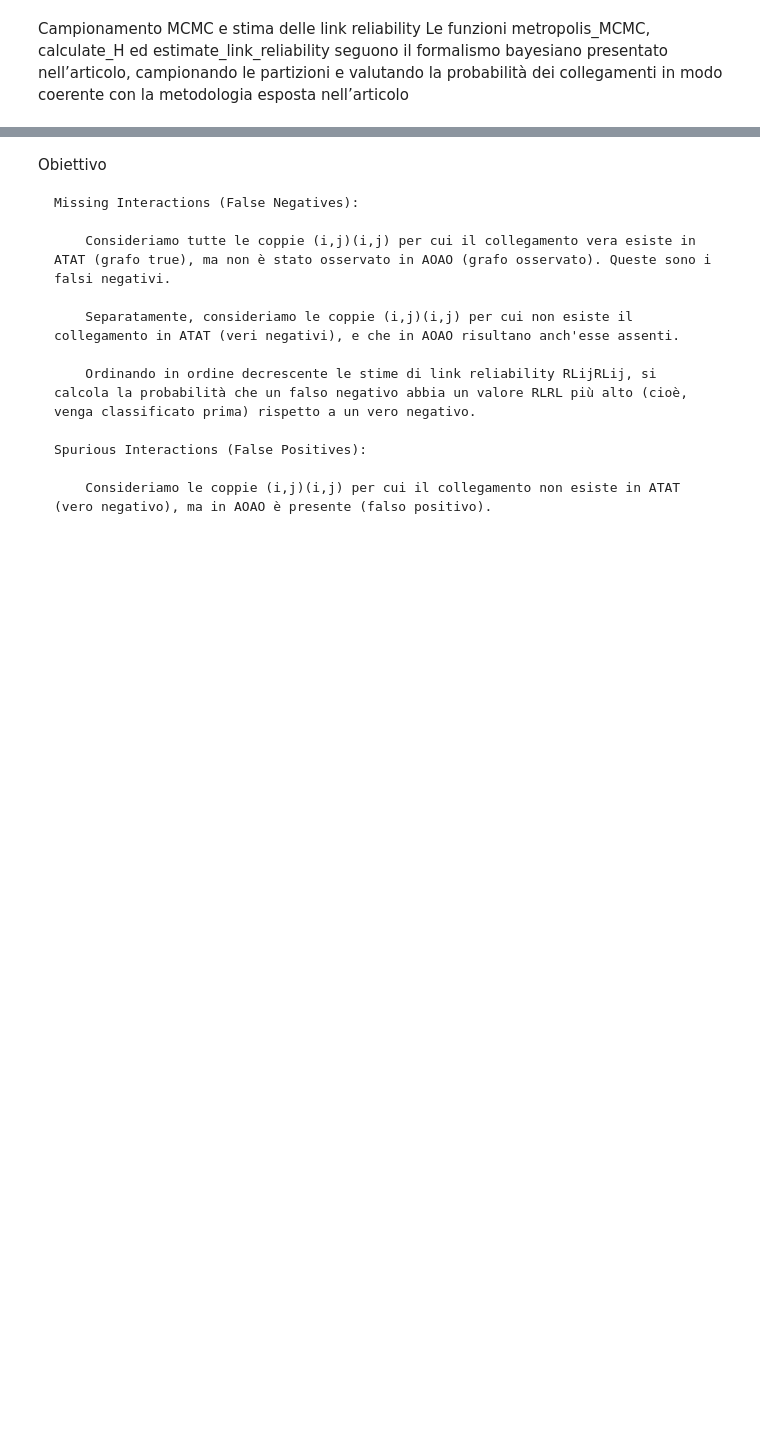
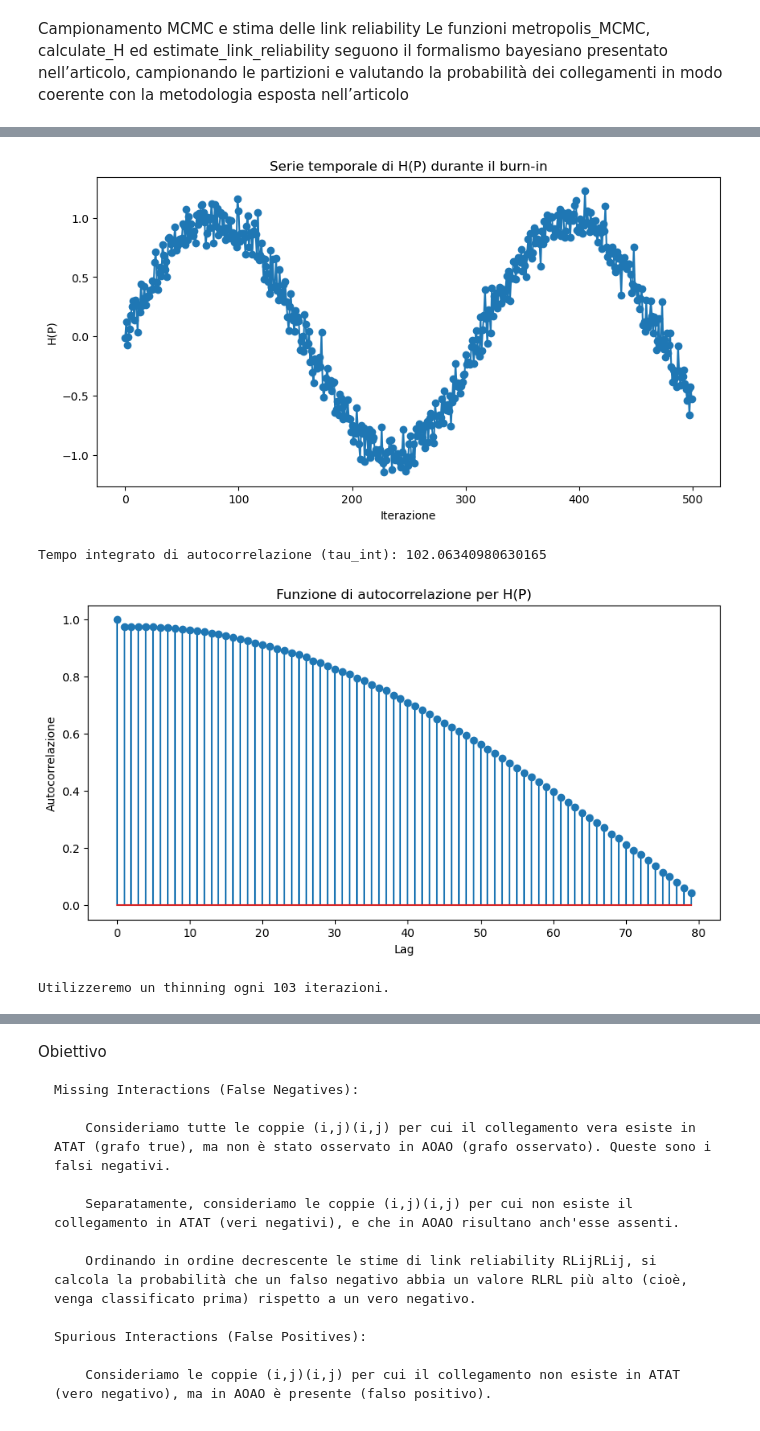
Before and after one commit to EugeniaBoccanera/Information-Theory-Project, a Jupyter notebook: main_metropolis_lu.ipynb, the cells around one changed output, grey strips where cells are left out. Cells and saved outputs as stored; diff of their text form; code cells hidden in the pictures; blank space fills up the shorter version.

Commit message:
compute_H corretta, burn-in e thinning aggiunti
Mettere i valori corretti nella serie temporale, continuare a correggere dalla link reliability

```diff
--- a/main_metropolis_lu.ipynb
+++ b/main_metropolis_lu.ipynb
@@ -253,0 +404,79 @@ def estimate_link_reliability(G, partitions):
+# %%
+import numpy as np
+import matplotlib.pyplot as plt
+import math
+
+def autocorrelation(series, lag):
+    """
+    Calcola il coefficiente di autocorrelazione per una data serie e un lag specifico.
+    """
+    n = len(series)
+    if lag >= n:
+        return 0
+    series = np.array(series)
+    mean = np.mean(series)
+    c0 = np.sum((series - mean) ** 2) / n
+    ct = np.sum((series[:n - lag] - mean) * (series[lag:] - mean)) / (n - lag)
+    return ct / c0
+
+def estimate_autocorrelation_time(series, max_lag=None, threshold=0.05):
+    """
+    Stima il tempo integrato di autocorrelazione (tau_int) della serie.
+
+    :param series: Serie temporale (lista o array) dei valori campionati (ad es. H(P)).
+    :param max_lag: lag massimo per il quale calcolare l'autocorrelazione. Se None, si usa len(series)//2.
+    :param threshold: opzione per interrompere la somma quando l'autocorrelazione scende al di sotto di questo valore.
+    :return: tau_int, il tempo integrato di autocorrelazione.
+    """
+    n = len(series)
+    if max_lag is None:
+        max_lag = n // 2
+
+    tau_int = 1.0  # include t=0, per cui rho(0)=1
+    acfs = [1.0]  # autocorrelazione al lag 0 è 1
+    for lag in range(1, max_lag):
+        rho = autocorrelation(series, lag)
+        acfs.append(rho)
+        # Se l'autocorrelazione è inferiore al threshold, possiamo interrompere la somma
+        if rho < threshold:
+            break
+    # Somma dei termini (moltiplicati per 2, come nella formula comune)
+    tau_int += 2 * np.sum(acfs[1:])
+    return tau_int, acfs
+
+# Esempio d'uso:
+if __name__ == '__main__':
+    # Supponiamo di avere una serie di H(P) registrata durante una fase iniziale (ad es. burn-in)
+    # Qui simuliamo una serie fittizia; in pratica userai i valori di H ottenuti dalla tua catena.
+    burn_in_iters = 500
+    # Supponiamo che questi siano i valori di H(P); in un caso reale li raccoglieresti durante il burn-in.
+    H_series = [np.sin(i/50) + np.random.normal(scale=0.1) for i in range(burn_in_iters)]
+
+    # Plot della serie temporale per avere un'idea visiva
+    plt.figure(figsize=(10, 5))
+    plt.plot(H_series, marker='o', linestyle='-')
+    plt.xlabel('Iterazione')
+    plt.ylabel('H(P)')
+    plt.title('Serie temporale di H(P) durante il burn-in')
+    plt.show()
+
+    # Stima del tempo integrato di autocorrelazione
+    tau_int, acfs = estimate_autocorrelation_time(H_series, max_lag=100, threshold=0.05)
+    print("Tempo integrato di autocorrelazione (tau_int):", tau_int)
+
+    # Plot della funzione di autocorrelazione
+    plt.figure(figsize=(10, 5))
+    plt.stem(range(len(acfs)), acfs, use_line_collection=True)
+    plt.xlabel('Lag')
+    plt.ylabel('Autocorrelazione')
+    plt.title('Funzione di autocorrelazione per H(P)')
+    plt.show()
+
+    # Imposta il thinning in base a tau_int (arrotondato all'intero successivo)
+    thinning_interval = math.ceil(tau_int)
+    print("Utilizzeremo un thinning ogni", thinning_interval, "iterazioni.")
+# %% [output]
+[figure, added]
+Tempo integrato di autocorrelazione (tau_int): 102.06340980630165
+[figure, added]
+Utilizzeremo un thinning ogni 103 iterazioni.
```
Also changed, not shown: parts of 14 cells of this notebook.
